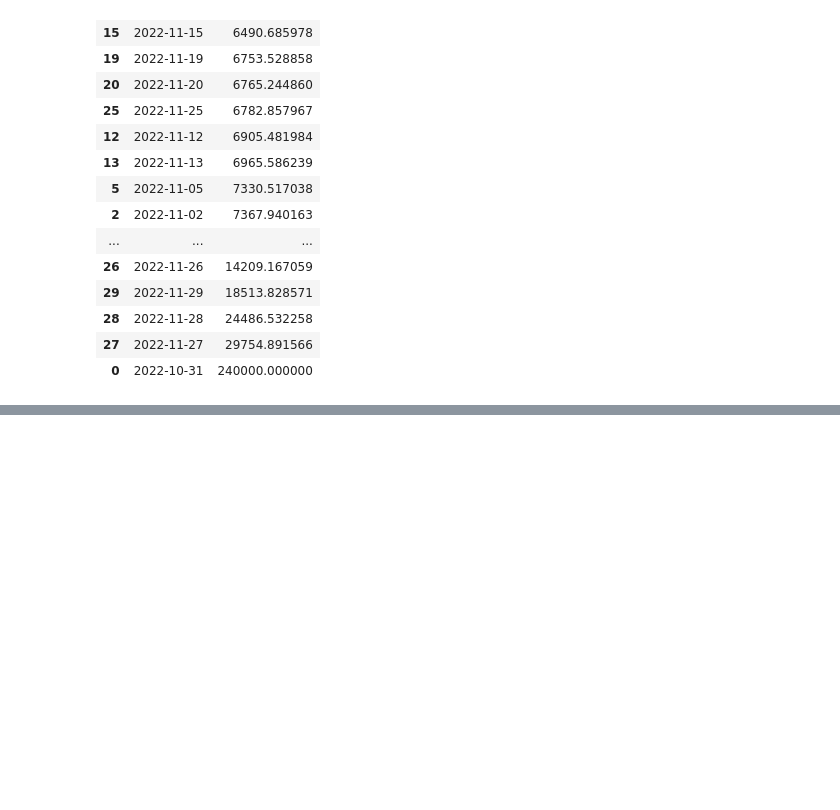
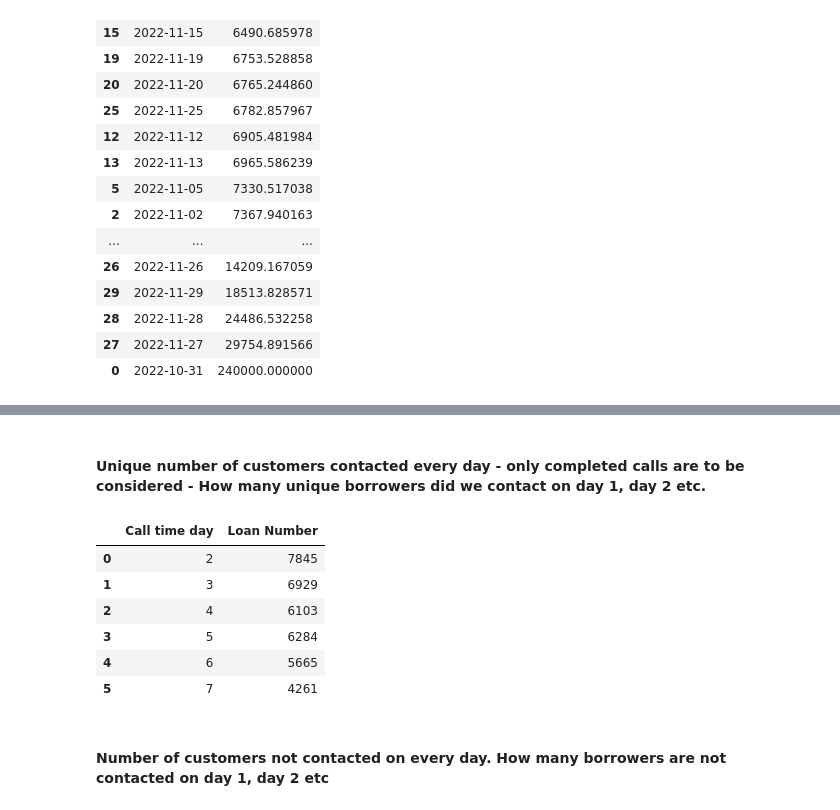
Before and after one commit to surya81/myproject, a Jupyter notebook: DPDzero Data Assignment .ipynb, the cells around one changed output, grey strips where cells are left out. Drawn from its saved outputs; the diff is of its cells as text; code cells hidden in the pictures; blank space fills up the shorter version.

```diff
--- a/DPDzero Data Assignment .ipynb
+++ b/DPDzero Data Assignment .ipynb
@@ -439,0 +474,23 @@ age_dataset.groupby("Due Date")["Loan Amount"].count().reset_index().sort_values
+# %% [markdown]
+#### Unique number of customers contacted every day - only completed calls are to be considered - How many unique borrowers did we contact on day 1, day 2 etc.
+# %%
+#select only those rows were status is completed
+unique_number_dataset = final_dataset[final_dataset["Status"] =="completed"]
+# %%
+#separate unique days
+unique_number_dataset["Call time day"] = unique_number_dataset["Call time"].dt.day
+# %%
+#group the Loan Number with days
+Unique_customers_contacted = unique_number_dataset.groupby('Call time day')["Loan Number"].nunique().reset_index()
+# %%
+Unique_customers_contacted
+# %% [output]
+|  | Call time day | Loan Number |
+| 0 | 2 | 7845 |
+| 1 | 3 | 6929 |
+| 2 | 4 | 6103 |
+| 3 | 5 | 6284 |
+| 4 | 6 | 5665 |
+| 5 | 7 | 4261 |
+# %% [markdown]
+#### Number of customers not contacted on every day. How many borrowers are not contacted on day 1, day 2 etc
```
Also changed, not shown: parts of 8 cells of this notebook.
